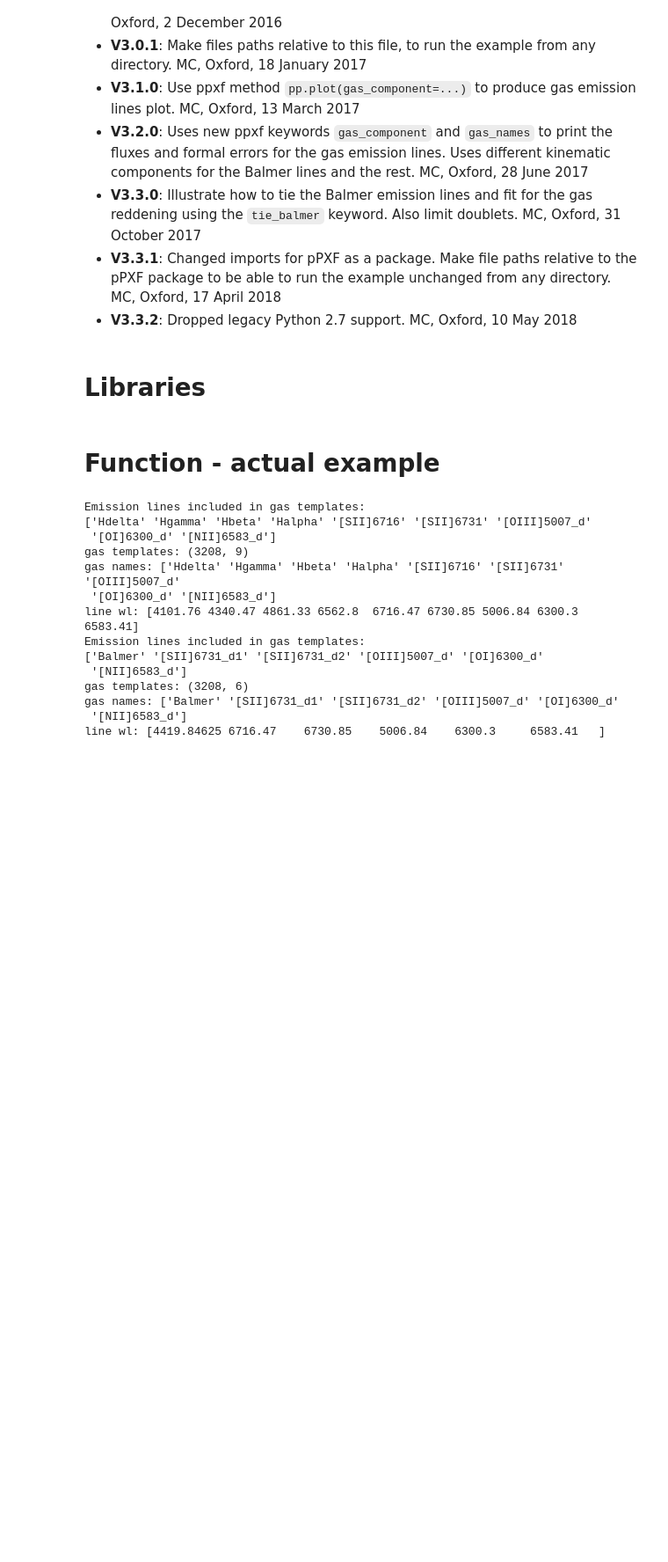
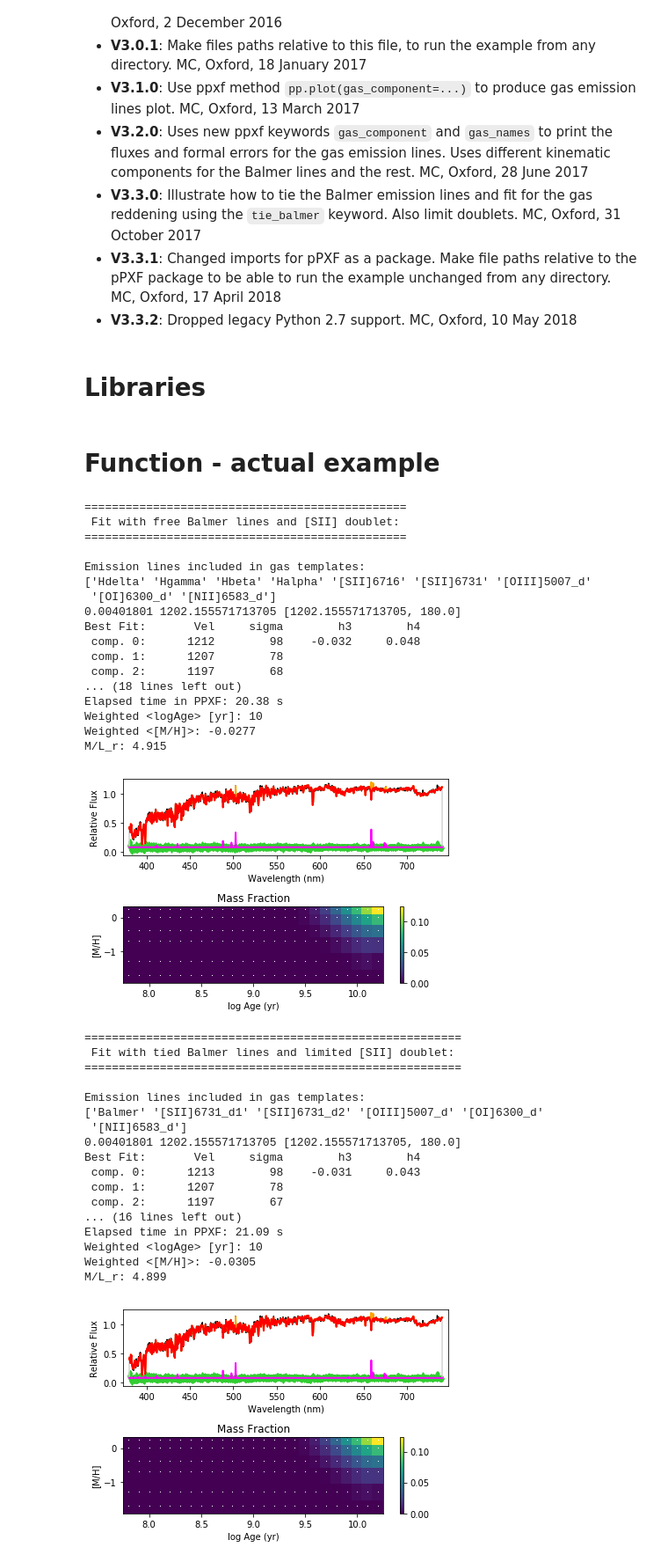
Before and after one commit to mdastro/UVupturn-RSGs, a Jupyter notebook: SEDFitting/pPXF_example_redone.ipynb, the cells around one changed output. Shown at 88% size. Saved outputs shown, nothing was run; the diff lists cells and outputs as text; code cells hidden in the pictures; blank space fills up the shorter version.

```diff
--- a/SEDFitting/pPXF_example_redone.ipynb
+++ b/SEDFitting/pPXF_example_redone.ipynb
@@ -177,36 +174,57 @@ def ppxf_example_population_gas_sdss(tie_balmer, limit_doublets):
     plt.tight_layout()
     plt.pause(1)
 # %%
-##############################################################################
-
 if __name__ == '__main__':
 
-#     print("\n===============================================\n" +
-#              " Fit with free Balmer lines and [SII] doublet: \n" +
-#              "===============================================\n")
+    print("\n===============================================\n" +
+          " Fit with free Balmer lines and [SII] doublet: \n" +
+          "===============================================\n")
 
     ppxf_example_population_gas_sdss(tie_balmer=False, limit_doublets=False)
 
-#     print("\n=======================================================\n" +
-#              " Fit with tied Balmer lines and limited [SII] doublet: \n" +
-#              "=======================================================\n")
+    print("\n=======================================================\n" +
+          " Fit with tied Balmer lines and limited [SII] doublet: \n" +
+          "=======================================================\n")
 
-    # Note tha the inclusion of a few extra faint Balmer lines is sufficient to
-    # decrease the chi2 of the fit, even though the Balmer decrement is fixed.
-    # In this case, the best-fitting gas reddening is at the E(B-V)=0 boundary.
+    ## Note tha the inclusion of a few extra faint Balmer lines is sufficient to decrease the chi2 of the fit,
+    ## even though the Balmer decrement is fixed. In this case, the best-fitting gas reddening is at the E(B-V)=0
+    ## boundary.
+
     ppxf_example_population_gas_sdss(tie_balmer=True, limit_doublets=True)
 # %% [output]
+===============================================
+ Fit with free Balmer lines and [SII] doublet:
+===============================================
+
 Emission lines included in gas templates:
 ['Hdelta' 'Hgamma' 'Hbeta' 'Halpha' '[SII]6716' '[SII]6731' '[OIII]5007_d'
  '[OI]6300_d' '[NII]6583_d']
-gas templates: (3208, 9)
-gas names: ['Hdelta' 'Hgamma' 'Hbeta' 'Halpha' '[SII]6716' '[SII]6731' '[OIII]5007_d'
- '[OI]6300_d' '[NII]6583_d']
-line wl: [4101.76 4340.47 4861.33 6562.8  6716.47 6730.85 5006.84 6300.3  6583.41]
-Emission lines included in gas templates:
-['Balmer' '[SII]6731_d1' '[SII]6731_d2' '[OIII]5007_d' '[OI]6300_d'
- '[NII]6583_d']
-gas templates: (3208, 6)
-gas names: ['Balmer' '[SII]6731_d1' '[SII]6731_d2' '[OIII]5007_d' '[OI]6300_d'
- '[NII]6583_d']
-line wl: [4419.84625 6716.47    6730.85    5006.84    6300.3     6583.41   ]
+0.00401801 1202.155571713705 [1202.155571713705, 180.0]
+Best Fit:       Vel     sigma        h3        h4
+ comp. 0:      1212        98    -0.032     0.048
+ comp. 1:      1207        78
+ comp. 2:      1197        68
+... (18 lines left out)
+Elapsed time in PPXF: 20.38 s
+Weighted <logAge> [yr]: 10
+Weighted <[M/H]>: -0.0277
+M/L_r: 4.915
+[figure, added]
+=======================================================
+ Fit with tied Balmer lines and limited [SII] doublet:
+=======================================================
+
+Emission lines included in gas templates:
+['Balmer' '[SII]6731_d1' '[SII]6731_d2' '[OIII]5007_d' '[OI]6300_d'
+ '[NII]6583_d']
+0.00401801 1202.155571713705 [1202.155571713705, 180.0]
+Best Fit:       Vel     sigma        h3        h4
+ comp. 0:      1213        98    -0.031     0.043
+ comp. 1:      1207        78
+ comp. 2:      1197        67
+... (16 lines left out)
+Elapsed time in PPXF: 21.09 s
+Weighted <logAge> [yr]: 10
+Weighted <[M/H]>: -0.0305
+M/L_r: 4.899
+[figure, added]
```
Also changed, not shown: parts of 1 cell of this notebook, 15 other files.
